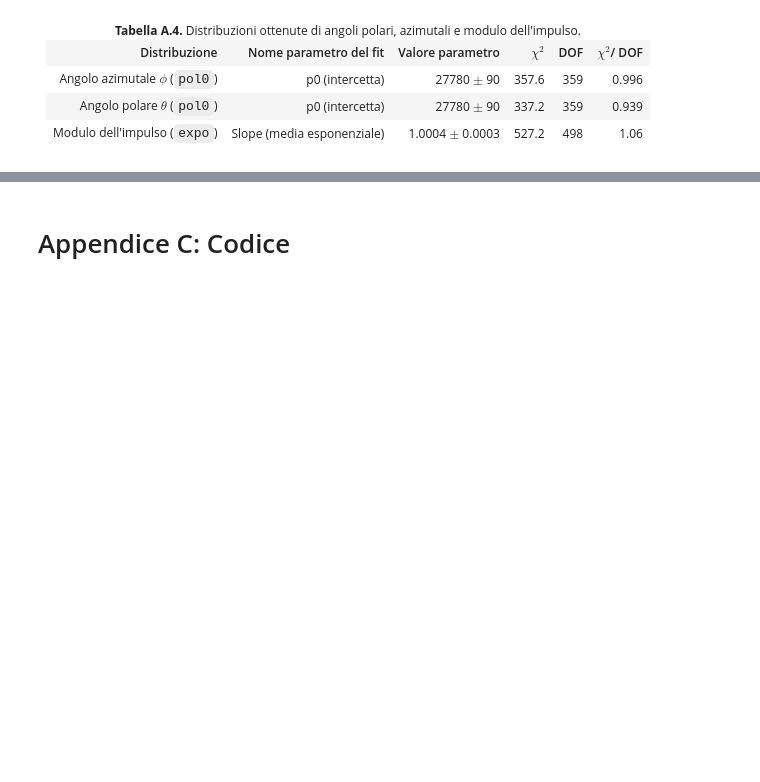
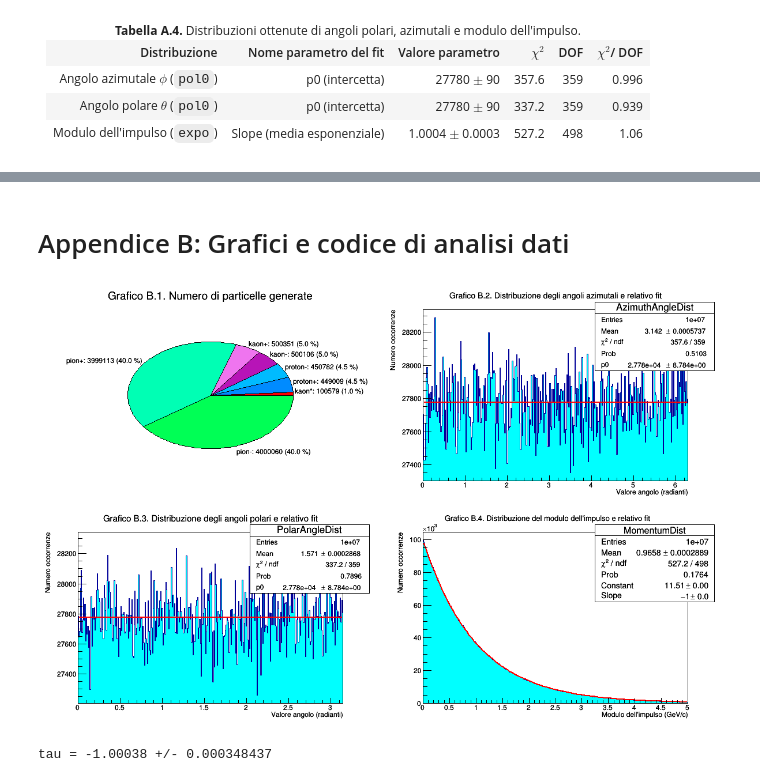
Before and after one commit to P2-718na/kstar-decay-analysis, a Jupyter notebook: notebooks/kstar-decay.ipynb, the cells around one changed output, grey strips where cells are left out. Cells and saved outputs as stored; diff of their text form; code cells hidden in the pictures; blank space fills up the shorter version.

Commit message:
Finish essay (draft) fix kernel crash cleanup repo

```diff
--- a/notebooks/kstar-decay.ipynb
+++ b/notebooks/kstar-decay.ipynb
@@ -276,2 +291,60 @@ lkjn
 # %% [markdown]
-# Appendice C: Codice
+# Appendice B: Grafici e codice di analisi dati
+# %%
+// Carica i dati salvati da file
+TFile* histograms = new TFile("../rootfiles/kstar-decay-hist.root","READ");
+
+// Importa i grafici necessari per [4.1]
+TH1F* ParticleDist     = (TH1F*)histograms->Get("ParticleDist");
+TH1F* AzimuthAngleDist = (TH1F*)histograms->Get("AzimuthAngleDist");
+TH1F* PolarAngleDist   = (TH1F*)histograms->Get("PolarAngleDist");
+TH1F* MomentumDist     = (TH1F*)histograms->Get("MomentumDist");
+
+// Imposta lo stile
+gStyle->SetOptFit(1111);
+gStyle->SetOptStat("neM");
+
+// Crea una canvas per visualizzare i grafici e la divide in 4
+TCanvas* cv = new TCanvas("cv1", "", 1200, 800);
+cv->Divide(2, 2);
+
+cv->cd(1);
+// Crea una pie per organizzare i dati
+TPie * particleDistPie = new TPie(ParticleDist);
+
+// Imposta lo stile
+int colors[] = {2, 63, 65, 222, 224, 71, 75, 79};
+particleDistPie->SetTitle("Grafico B.1. Numero di particelle generate");
+particleDistPie->SetRadius(.25);
+particleDistPie->SetValueFormat("%.0f");
+particleDistPie->SetLabelFormat("%txt: %val (%perc)");
+particleDistPie->SortSlices();
+particleDistPie->SetFillColors(colors);
+particleDistPie->Draw(); // Richiesta solo qua, non dove faccio gia chiamata a Fit();
+                         // Nota: gli accenti nei commenti fanno crashare il kernel di jupyter.
+
+cv->cd(2); // Questo deve stare prima della chiamata a Fit(), altrimenti le cose si rompono.
+// Esegue il fit del grafico e lo disegna
+AzimuthAngleDist->Fit("pol0", "Q");
+AzimuthAngleDist->SetFillColor(7);
+AzimuthAngleDist->SetTitle("Grafico B.2. Distribuzione degli angoli azimutali e relativo fit;Valore angolo (radianti);Numero occorrenze");
+
+cv->cd(3);
+// Esegue il fit del grafico e lo disegna
+PolarAngleDist->Fit("pol0", "Q");
+PolarAngleDist->SetFillColor(7);
+PolarAngleDist->SetTitle("Grafico B.3. Distribuzione degli angoli polari e relativo fit;Valore angolo (radianti);Numero occorrenze");
+
+cv->cd(4);
+// Esegue il fit del grafico e lo disegna.
+TFitResultPtr r = MomentumDist->Fit("expo", "SQ");
+// Stampa il parametro con l'errore, visto che non compare nella legenda.
+cout << "tau = " << r->Parameter(1) << " +/- " << r->ParError(1) << endl;
+MomentumDist->SetFillColor(7);
+MomentumDist->SetTitle("Grafico B.4. Distribuzione del modulo dell'impulso e relativo fit;Modulo dell'impulso (GeV/c);Numero occorrenze");
+
+// Disegna la canvas
+cv->Draw();
+# %% [output]
+[figure, added]
+tau = -1.00038 +/- 0.000348437
```
Also changed, not shown: parts of 13 cells of this notebook, 5 other files.
